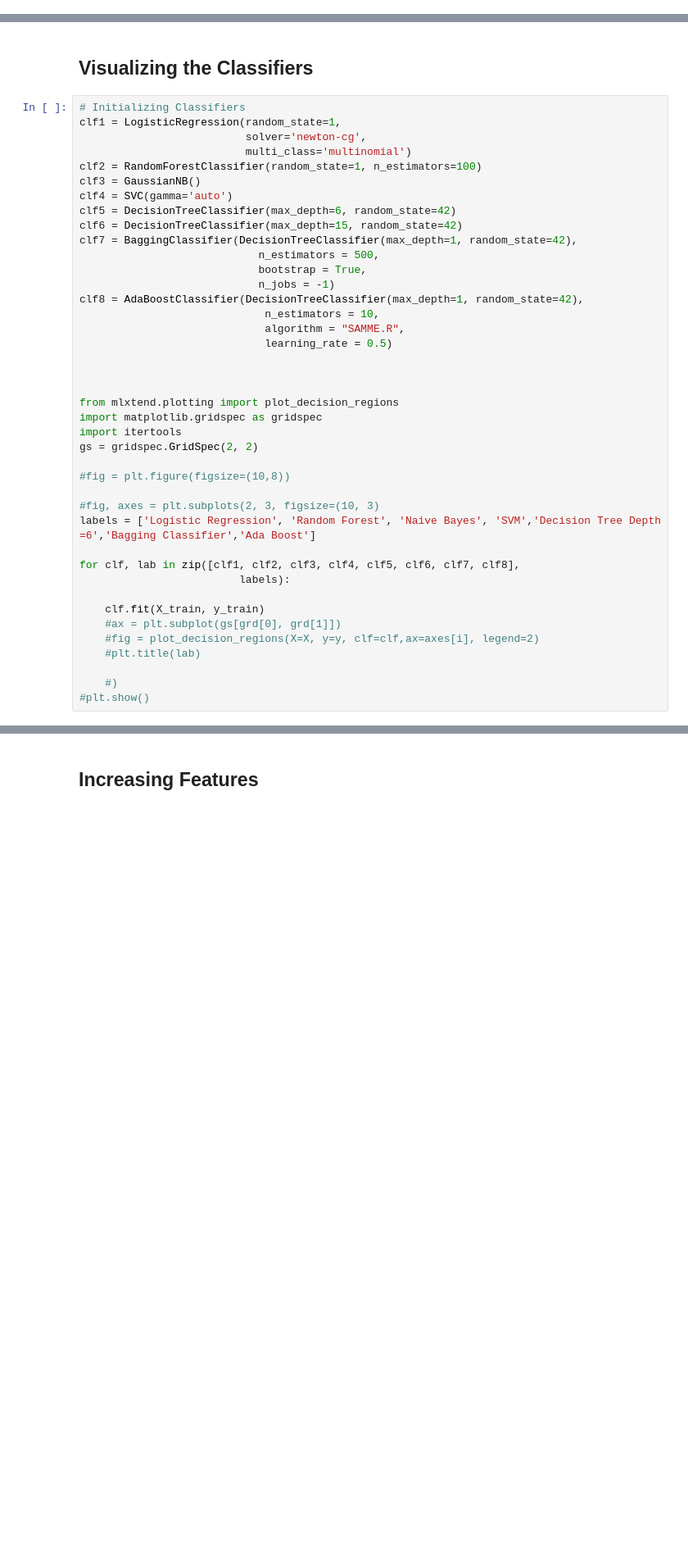
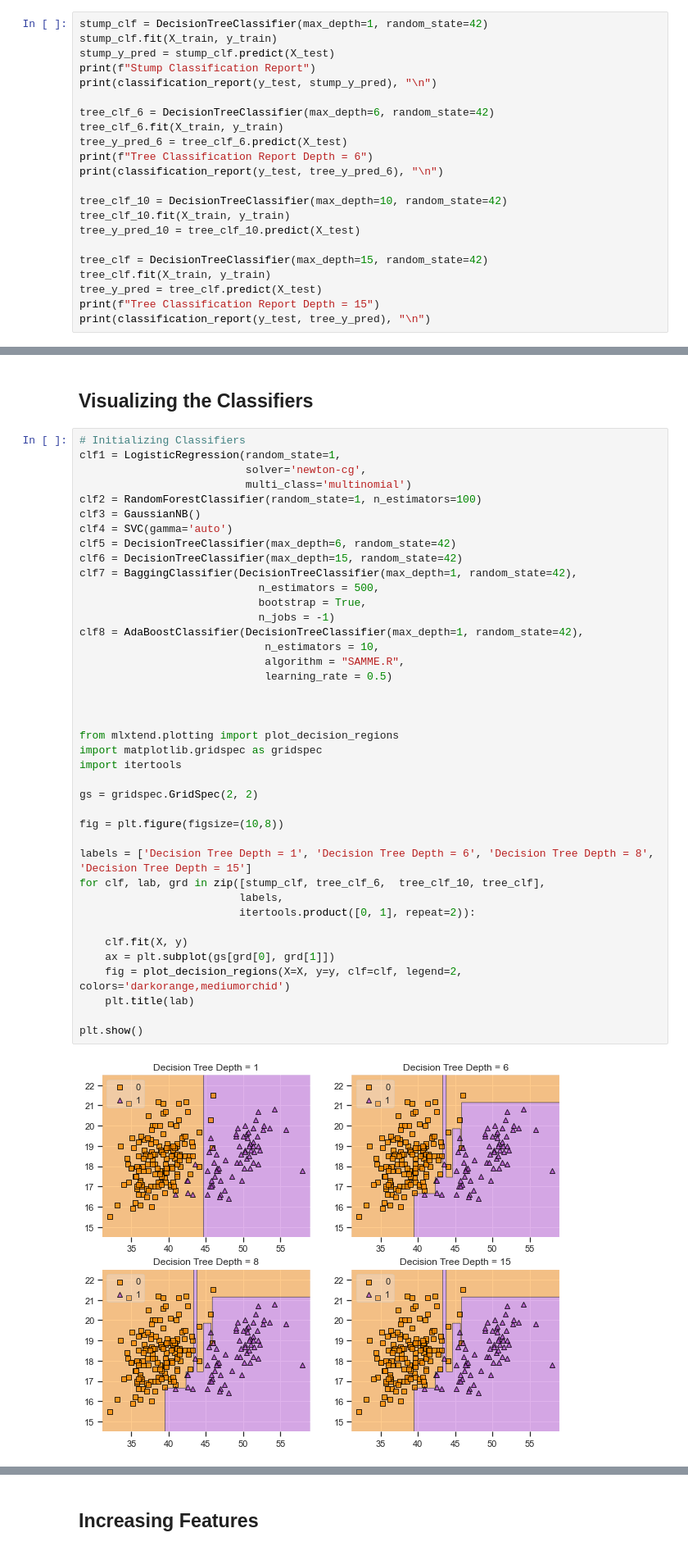
Before and after one commit to ja7174/INDE577, a Jupyter notebook: Lecture 9 - Ensemble Methods & Boosting/Lec 9 - Ensemble Methods.ipynb, the cells around one changed output, grey strips where cells are left out. Shown: that part at 82% size. Cells and saved outputs as stored; diff of their text form; blank space fills up the shorter version.

```diff
--- a/Lecture 9 - Ensemble Methods & Boosting/Lec 9 - Ensemble Methods.ipynb
+++ b/Lecture 9 - Ensemble Methods & Boosting/Lec 9 - Ensemble Methods.ipynb
@@ -64,0 +76,22 @@ plt.show()
+# %%
+stump_clf = DecisionTreeClassifier(max_depth=1, random_state=42)
+stump_clf.fit(X_train, y_train)
+stump_y_pred = stump_clf.predict(X_test)
+print(f"Stump Classification Report")
+print(classification_report(y_test, stump_y_pred), "\n")
+
+tree_clf_6 = DecisionTreeClassifier(max_depth=6, random_state=42)
+tree_clf_6.fit(X_train, y_train)
+tree_y_pred_6 = tree_clf_6.predict(X_test)
+print(f"Tree Classification Report Depth = 6")
+print(classification_report(y_test, tree_y_pred_6), "\n")
+
+tree_clf_10 = DecisionTreeClassifier(max_depth=10, random_state=42)
+tree_clf_10.fit(X_train, y_train)
+tree_y_pred_10 = tree_clf_10.predict(X_test)
+
+tree_clf = DecisionTreeClassifier(max_depth=15, random_state=42)
+tree_clf.fit(X_train, y_train)
+tree_y_pred = tree_clf.predict(X_test)
+print(f"Tree Classification Report Depth = 15")
+print(classification_report(y_test, tree_y_pred), "\n")
@@ -142,41 +164,42 @@ weighted avg       0.99      0.99      0.99        86
 # %%
 # Initializing Classifiers
 clf1 = LogisticRegression(random_state=1,
                           solver='newton-cg',
                           multi_class='multinomial')
 clf2 = RandomForestClassifier(random_state=1, n_estimators=100)
 clf3 = GaussianNB()
 clf4 = SVC(gamma='auto')
 clf5 = DecisionTreeClassifier(max_depth=6, random_state=42)
 clf6 = DecisionTreeClassifier(max_depth=15, random_state=42)
 clf7 = BaggingClassifier(DecisionTreeClassifier(max_depth=1, random_state=42),
                             n_estimators = 500,
                             bootstrap = True,
                             n_jobs = -1)
 clf8 = AdaBoostClassifier(DecisionTreeClassifier(max_depth=1, random_state=42),
                              n_estimators = 10,
                              algorithm = "SAMME.R",
                              learning_rate = 0.5)
 
 
 
 from mlxtend.plotting import plot_decision_regions
 import matplotlib.gridspec as gridspec
 import itertools
+
 gs = gridspec.GridSpec(2, 2)
 
-#fig = plt.figure(figsize=(10,8))
+fig = plt.figure(figsize=(10,8))
 
-#fig, axes = plt.subplots(2, 3, figsize=(10, 3)
-labels = ['Logistic Regression', 'Random Forest', 'Naive Bayes', 'SVM','Decision Tree Depth =6','Bagging Classifier','Ada Boost']
+labels = ['Decision Tree Depth = 1', 'Decision Tree Depth = 6', 'Decision Tree Depth = 8', 'Decision Tree Depth = 15']
+for clf, lab, grd in zip([stump_clf, tree_clf_6,  tree_clf_10, tree_clf],
+                         labels,
+                         itertools.product([0, 1], repeat=2)):
 
-for clf, lab in zip([clf1, clf2, clf3, clf4, clf5, clf6, clf7, clf8],
-                         labels):
+    clf.fit(X, y)
+    ax = plt.subplot(gs[grd[0], grd[1]])
+    fig = plot_decision_regions(X=X, y=y, clf=clf, legend=2, colors='darkorange,mediumorchid')
+    plt.title(lab)
 
-    clf.fit(X_train, y_train)
-    #ax = plt.subplot(gs[grd[0], grd[1]])
-    #fig = plot_decision_regions(X=X, y=y, clf=clf,ax=axes[i], legend=2)
-    #plt.title(lab)
-
-    #)
-#plt.show()
+plt.show()
+# %% [output]
+[figure, added]
```
Also changed, not shown: parts of 11 cells of this notebook, 1 other file.
